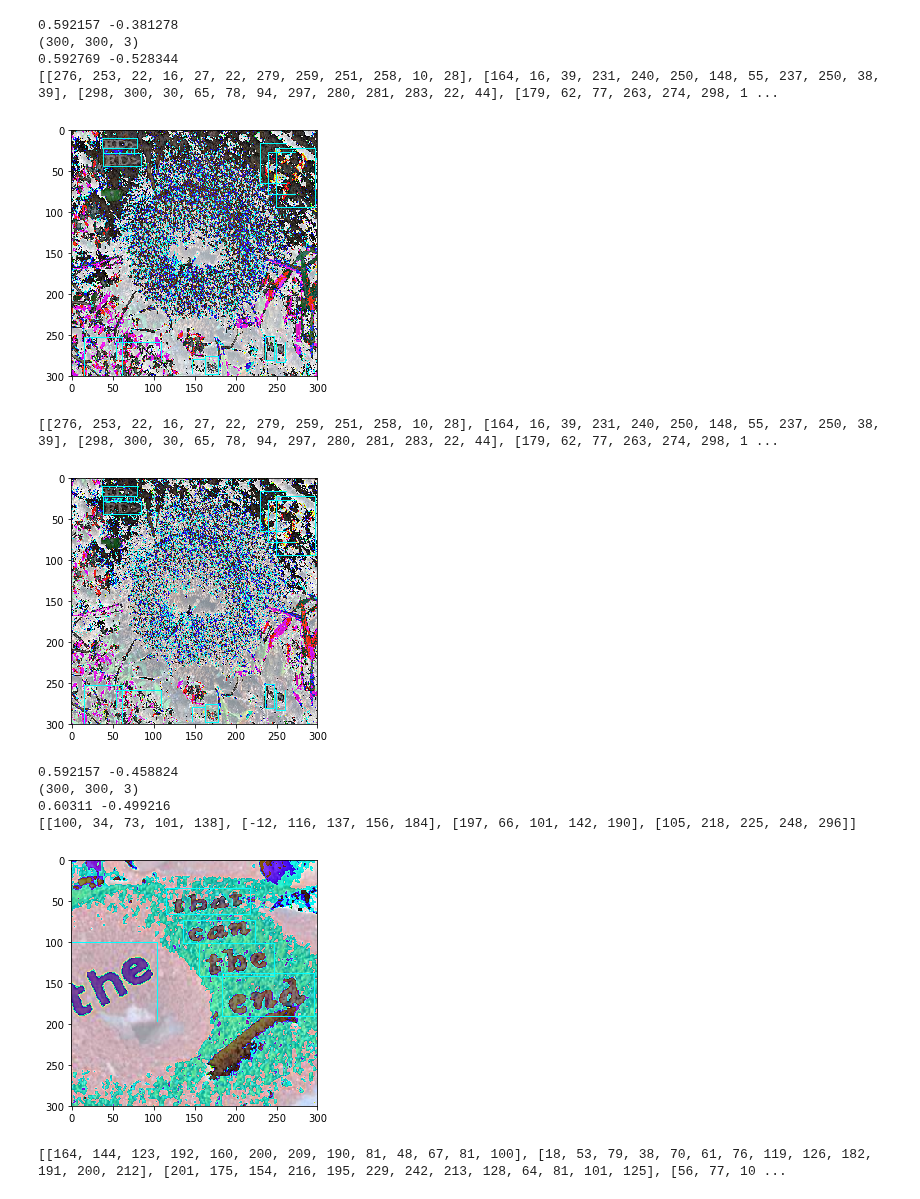
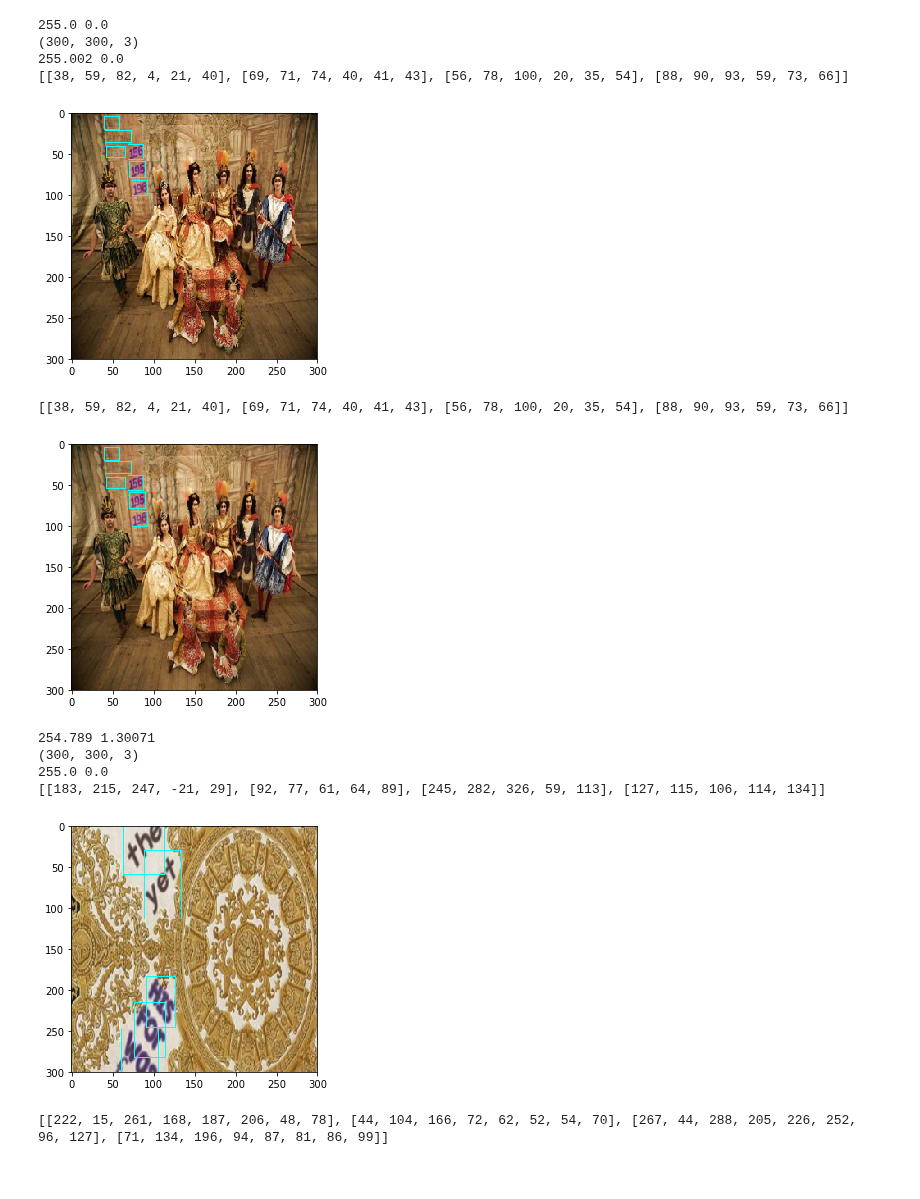
Before and after one commit to bindung/TextBoxes-TensorFlow, a Jupyter notebook: Notes/data_processing.ipynb, the cells around one changed output. Saved outputs shown, nothing was run; the diff lists cells and outputs as text; code cells hidden in the pictures.

```diff
--- a/Notes/data_processing.ipynb
+++ b/Notes/data_processing.ipynb
@@ -84,10 +84,10 @@ with tf.Graph().as_default():
 
     image_train, tlabels, tbboxes,num = \
         txt_preprocessing.preprocess_image(image,  glabels,gbboxes,
-                                        [300,300],is_training=True)
+                                        [300,300],data_format = 'NHWC', is_training=True)
     image_test, elabels, ebboxes, bbox_img,num = \
         txt_preprocessing.preprocess_image(image,  glabels,gbboxes,
-                                        [300,300],is_training=False)
+                                        [300,300],data_format = 'NHWC',is_training=False)
     batch_image = slim.batch_norm(image_train)
     #scala_image = tf.cast(image_train, tf.uint8)
 
@@ -101,10 +101,10 @@ with tf.Graph().as_default():
                 print image_.max(),image_.min()
                 print image_.shape
                 print image_test_.max(), image_test_.min()
-                image_ = image_ * 255.
+                #image_ = image_ * 255.
                 image_ = image_.astype(np.uint8)
                 visualize_bbox(image_, bbox_)
-                image_test_ = image_test_ * 255.
+                #image_test_ = image_test_ * 255.
                 image_test_ = image_test_.astype(np.uint8)
                 visualize_bbox(image_test_, test_box)
 # %% [output]
@@ -120,13 +120,13 @@ file_path: ../data/sythtext/*.tfrecord
-0.592157 -0.381278
+255.0 0.0
 (300, 300, 3)
-0.592769 -0.528344
-[[276, 253, 22, 16, 27, 22, 279, 259, 251, 258, 10, 28], [164, 16, 39, 231, 240, 250, 148, 55, 237, 250, 38, 39], [298, 300, 30, 65, 78, 94, 297, 280, 281, 283, 22, 44], [179, 62, 77, 263, 274, 298, 1 ...
+255.002 0.0
+[[38, 59, 82, 4, 21, 40], [69, 71, 74, 40, 41, 43], [56, 78, 100, 20, 35, 54], [88, 90, 93, 59, 73, 66]]
-[figure, old version]
+[figure, new version]
-[[276, 253, 22, 16, 27, 22, 279, 259, 251, 258, 10, 28], [164, 16, 39, 231, 240, 250, 148, 55, 237, 250, 38, 39], [298, 300, 30, 65, 78, 94, 297, 280, 281, 283, 22, 44], [179, 62, 77, 263, 274, 298, 1 ...
+[[38, 59, 82, 4, 21, 40], [69, 71, 74, 40, 41, 43], [56, 78, 100, 20, 35, 54], [88, 90, 93, 59, 73, 66]]
-[figure, old version]
+[figure, new version]
-0.592157 -0.458824
+254.789 1.30071
 (300, 300, 3)
-0.60311 -0.499216
-[[100, 34, 73, 101, 138], [-12, 116, 137, 156, 184], [197, 66, 101, 142, 190], [105, 218, 225, 248, 296]]
+255.0 0.0
+[[183, 215, 247, -21, 29], [92, 77, 61, 64, 89], [245, 282, 326, 59, 113], [127, 115, 106, 114, 134]]
-[figure, old version]
+[figure, new version]
-[[164, 144, 123, 192, 160, 200, 209, 190, 81, 48, 67, 81, 100], [18, 53, 79, 38, 70, 61, 76, 119, 126, 182, 191, 200, 212], [201, 175, 154, 216, 195, 229, 242, 213, 128, 64, 81, 101, 125], [56, 77, 10 ...
+[[222, 15, 261, 168, 187, 206, 48, 78], [44, 104, 166, 72, 62, 52, 54, 70], [267, 44, 288, 205, 226, 252, 96, 127], [71, 134, 196, 94, 87, 81, 86, 99]]
```
Also changed, not shown: parts of 2 cells of this notebook, 5 other files.
